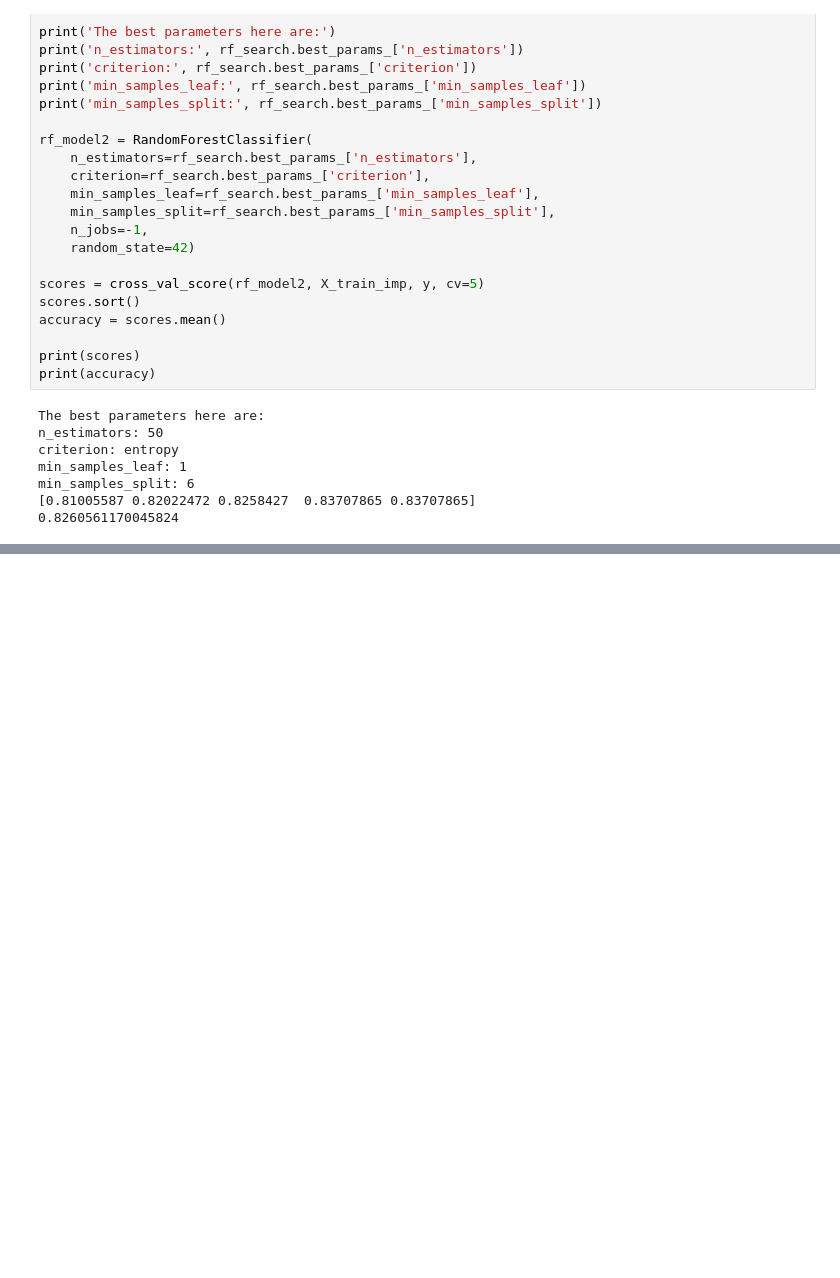
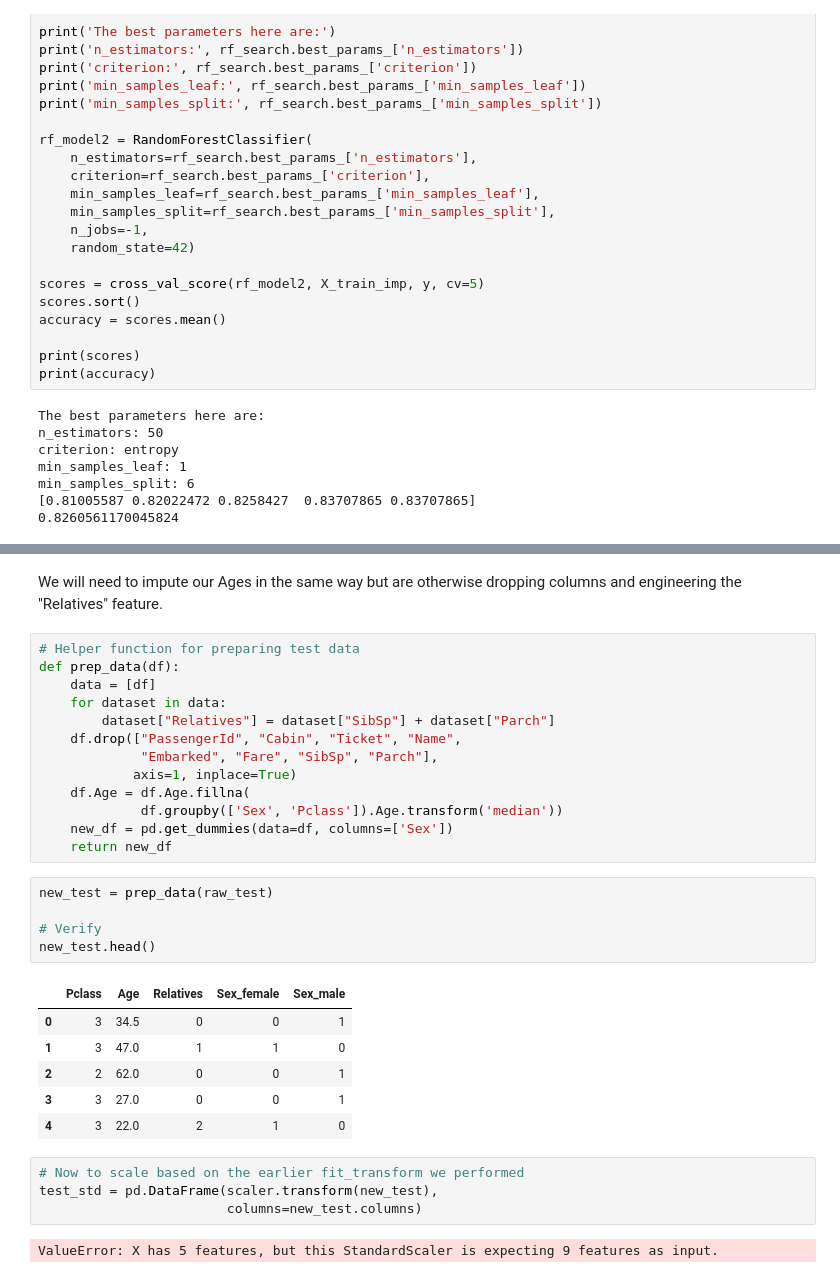
Before and after one commit to kevinodata/titanic, a Jupyter notebook: titanic_classifier.ipynb, the cells around one changed output, grey strips where cells are left out. Drawn from its saved outputs; the diff is of its cells as text; blank space fills up the shorter version.

Commit message:
Prepping test data for final predictions
Need to fix scaling error to continue

```diff
--- a/titanic_classifier.ipynb
+++ b/titanic_classifier.ipynb
@@ -404,0 +422,33 @@ This got us a very noticable accuracy increase - more than 2%! We're at ~82.6% a
+# %% [markdown]
+We will need to impute our Ages in the same way but are otherwise dropping columns and engineering the "Relatives" feature.
+# %%
+# Helper function for preparing test data
+def prep_data(df):
+    data = [df]
+    for dataset in data:
+        dataset["Relatives"] = dataset["SibSp"] + dataset["Parch"]
+    df.drop(["PassengerId", "Cabin", "Ticket", "Name",
+             "Embarked", "Fare", "SibSp", "Parch"],
+            axis=1, inplace=True)
+    df.Age = df.Age.fillna(
+             df.groupby(['Sex', 'Pclass']).Age.transform('median'))
+    new_df = pd.get_dummies(data=df, columns=['Sex'])
+    return new_df
+# %%
+new_test = prep_data(raw_test)
+
+# Verify
+new_test.head()
+# %% [output]
+|  | Pclass | Age | Relatives | Sex_female | Sex_male |
+| 0 | 3 | 34.5 | 0 | 0 | 1 |
+| 1 | 3 | 47.0 | 1 | 1 | 0 |
+| 2 | 2 | 62.0 | 0 | 0 | 1 |
+| 3 | 3 | 27.0 | 0 | 0 | 1 |
+| 4 | 3 | 22.0 | 2 | 1 | 0 |
+# %%
+# Now to scale based on the earlier fit_transform we performed
+test_std = pd.DataFrame(scaler.transform(new_test),
+                        columns=new_test.columns)
+# %% [output]
+ValueError: X has 5 features, but this StandardScaler is expecting 9 features as input.
```
Also changed, not shown: parts of 12 cells of this notebook.
